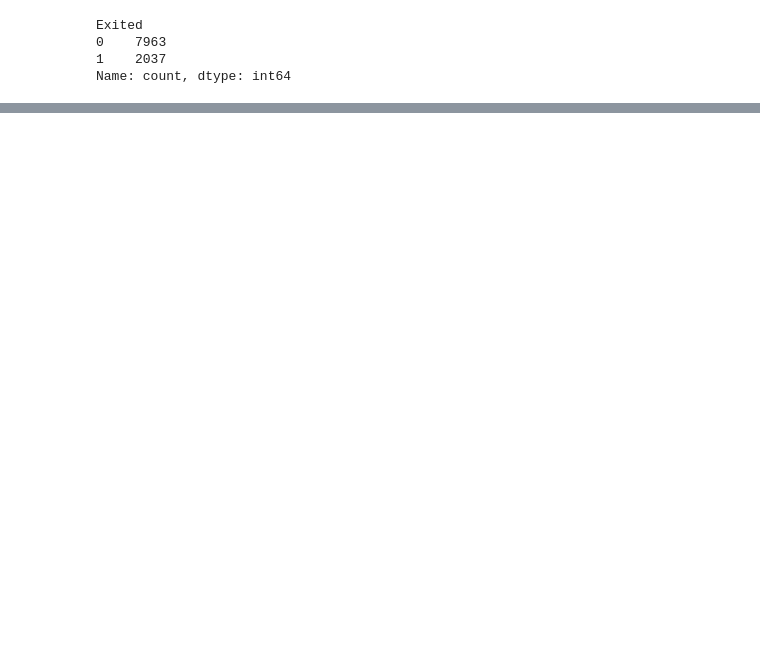
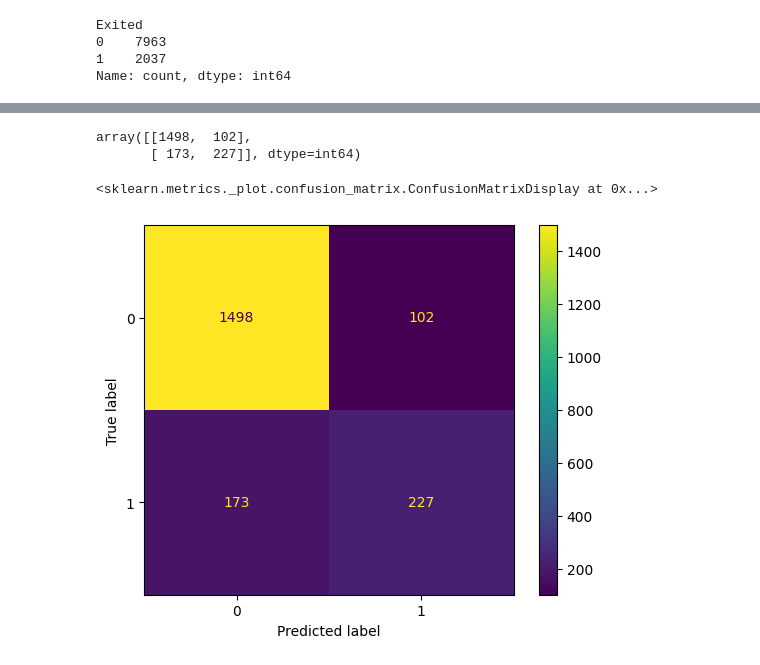
Before and after one commit to Ayush-Pekamwar/Learning_DS, a Jupyter notebook: Customer_Churn_Prediction/churn_prediction.ipynb, the cells around one changed output, grey strips where cells are left out. Cells and saved outputs as stored; diff of their text form; code cells hidden in the pictures; blank space fills up the shorter version.

Commit message:
model built and exported

```diff
--- a/Customer_Churn_Prediction/churn_prediction.ipynb
+++ b/Customer_Churn_Prediction/churn_prediction.ipynb
@@ -111,0 +122,13 @@ train_test_split(X,y)
+# %%
+model = keras.Sequential([
+    keras.layers.Dense(20, input_shape=(13,), activation='relu'),
+    keras.layers.Dense(10, activation='relu'),
+    keras.layers.Dense(1, activation='sigmoid')
+])
+
+model.compile(
+    optimizer = "adam",
+    loss = "binary_crossentropy",
+    metrics = ['accuracy']
+)
+model.fit(X_train,y_train,epochs=1000)
@@ -111,0 +160,10 @@ train_test_split(X,y)
+# %%
+yp = model.predict(X_test)
+y_predicted = []
+for num in yp:
+    if num >= 0.5:
+        y_predicted.append(1)
+    else:
+        y_predicted.append(0)
+
+print(y_predicted)
@@ -111,0 +173,3 @@ train_test_split(X,y)
+# %%
+y_test_list = y_test.tolist()
+print(y_test_list)
@@ -111,0 +198,12 @@ train_test_split(X,y)
+# %%
+from sklearn.metrics import confusion_matrix , ConfusionMatrixDisplay
+cm = confusion_matrix(y_true = y_test_list, y_pred=y_predicted)
+cm
+# %% [output]
+array([[1498,  102],
+       [ 173,  227]], dtype=int64)
+# %%
+ConfusionMatrixDisplay(cm).plot()
+# %% [output]
+<sklearn.metrics._plot.confusion_matrix.ConfusionMatrixDisplay at 0x...>
+[figure, added]
```
Also changed, not shown: parts of 11 cells of this notebook, 1 other file.
